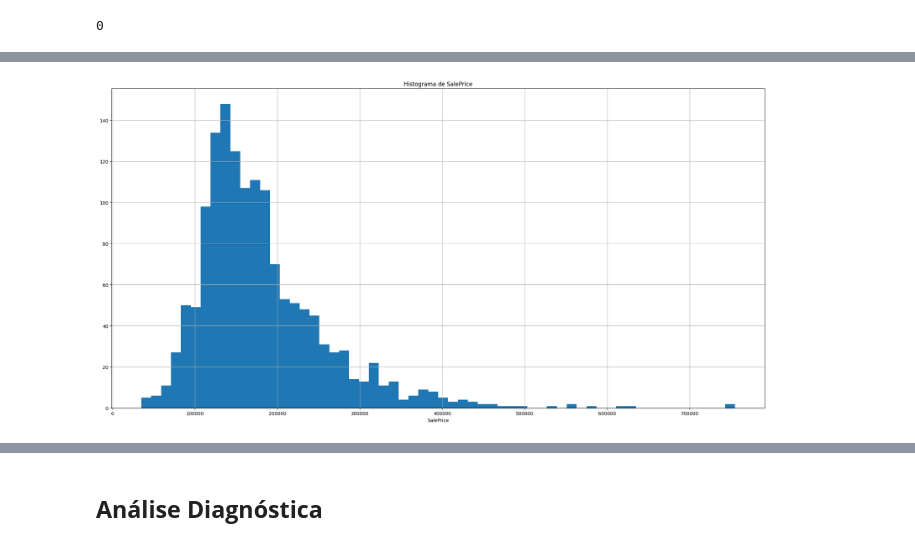
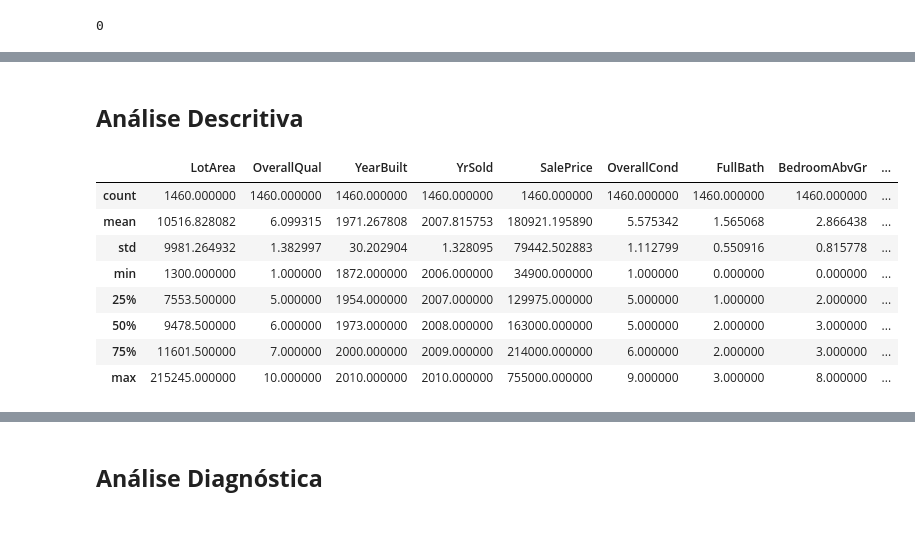
Before and after one commit to alearauj/mentoriabv, a Jupyter notebook: Mentoria_BV_Análise_de_dados.ipynb, the cells around one changed output, grey strips where cells are left out. Saved outputs shown, nothing was run; the diff lists cells and outputs as text; code cells hidden in the pictures.

```diff
--- a/Mentoria_BV_Análise_de_dados.ipynb
+++ b/Mentoria_BV_Análise_de_dados.ipynb
@@ -200,11 +208,17 @@ plt.show()
-# %%
-# Criar o histograma da coluna SalePrice
-df['SalePrice'].hist(bins=60, figsize=(20, 10))
-
-# Ajustar o layout e mostrar o gráfico
-plt.tight_layout()
-plt.xlabel('SalePrice')
-plt.title('Histograma de SalePrice')
-plt.show()
-# %% [output]
-[figure, removed]
+# %% [markdown]
+## **Análise Descritiva**
+# %%
+df = df[['LotArea', 'OverallQual', 'YearBuilt', 'YrSold', 'SalePrice', 'OverallCond', 'FullBath', 'BedroomAbvGr', 'KitchenAbvGr', 'TotRmsAbvGrd', 'PoolArea']]
+
+
+df.describe()
+# %% [output]
+|  | LotArea | OverallQual | YearBuilt | YrSold | SalePrice | OverallCond | FullBath | BedroomAbvGr | ... |
+| count | 1460.000000 | 1460.000000 | 1460.000000 | 1460.000000 | 1460.000000 | 1460.000000 | 1460.000000 | 1460.000000 | ... |
+| mean | 10516.828082 | 6.099315 | 1971.267808 | 2007.815753 | 180921.195890 | 5.575342 | 1.565068 | 2.866438 | ... |
+| std | 9981.264932 | 1.382997 | 30.202904 | 1.328095 | 79442.502883 | 1.112799 | 0.550916 | 0.815778 | ... |
+| min | 1300.000000 | 1.000000 | 1872.000000 | 2006.000000 | 34900.000000 | 1.000000 | 0.000000 | 0.000000 | ... |
+| 25% | 7553.500000 | 5.000000 | 1954.000000 | 2007.000000 | 129975.000000 | 5.000000 | 1.000000 | 2.000000 | ... |
+| 50% | 9478.500000 | 6.000000 | 1973.000000 | 2008.000000 | 163000.000000 | 5.000000 | 2.000000 | 3.000000 | ... |
+| 75% | 11601.500000 | 7.000000 | 2000.000000 | 2009.000000 | 214000.000000 | 6.000000 | 2.000000 | 3.000000 | ... |
+| max | 215245.000000 | 10.000000 | 2010.000000 | 2010.000000 | 755000.000000 | 9.000000 | 3.000000 | 8.000000 | ... |
```
Also changed, not shown: parts of 9 cells of this notebook.
